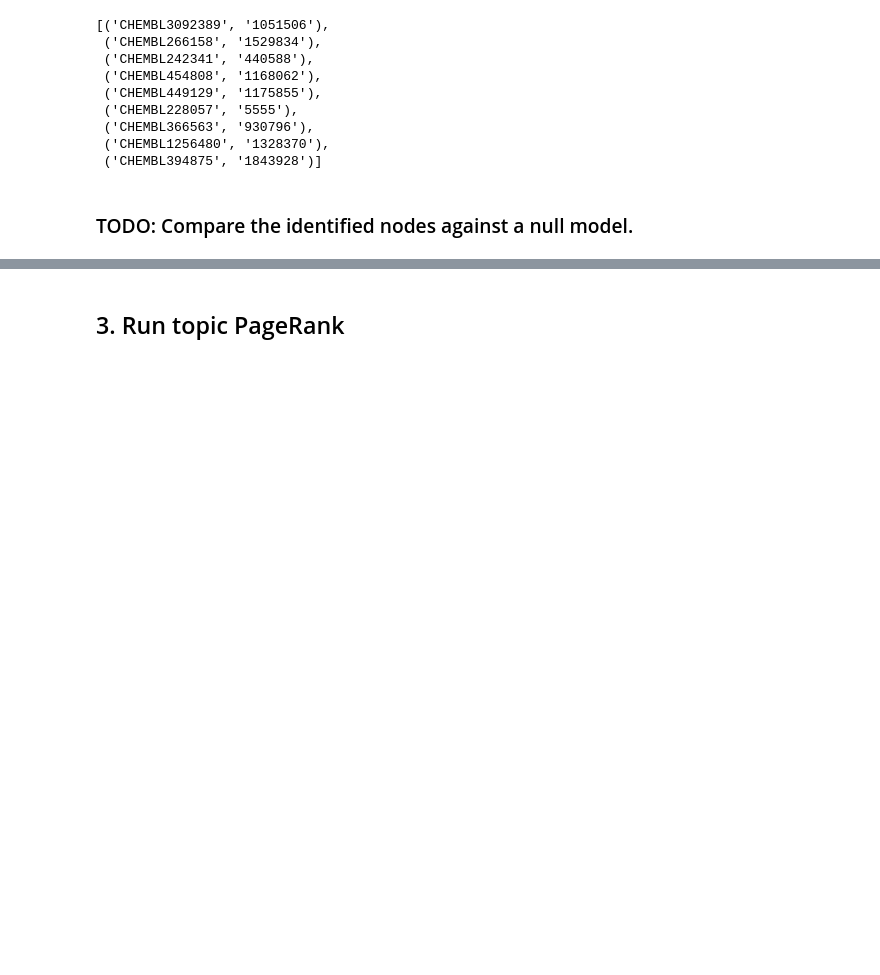
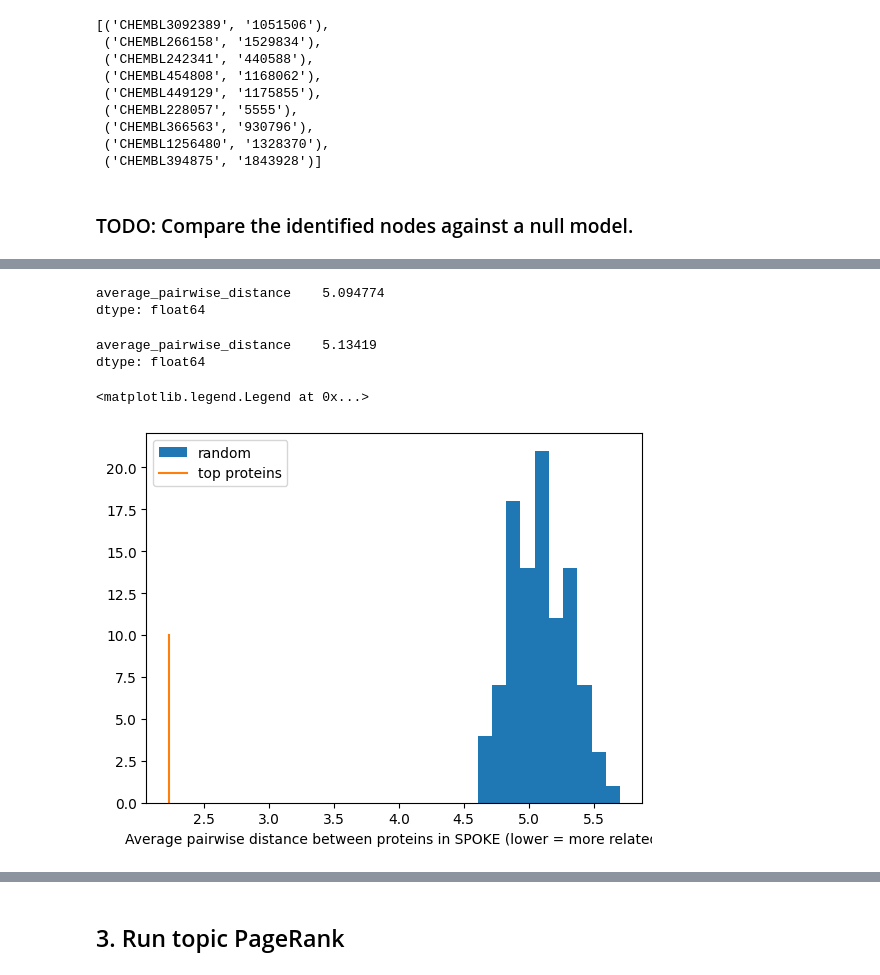
Before and after one commit to yjzhang/kg_feature_engineering, a Jupyter notebook: notebooks/Feature_Analysis_2_igraph.ipynb, the cells around one changed output, grey strips where cells are left out. Cells and saved outputs as stored; diff of their text form; code cells hidden in the pictures; blank space fills up the shorter version.

Commit message:
spoke examples

```diff
--- a/notebooks/Feature_Analysis_2_igraph.ipynb
+++ b/notebooks/Feature_Analysis_2_igraph.ipynb
@@ -132,0 +199,21 @@ low_chems_spoke_ids
+# %%
+high_prots_null_results = pd.DataFrame(high_prots_null_results)
+low_prots_null_results = pd.DataFrame(low_prots_null_results)
+# %%
+high_prots_null_results.mean()
+# %% [output]
+average_pairwise_distance    5.094774
+dtype: float64
+# %%
+low_prots_null_results.mean()
+# %% [output]
+average_pairwise_distance    5.13419
+dtype: float64
+# %%
+plt.hist(high_prots_null_results.average_pairwise_distance, bins=10, label='random')
+plt.plot([high_prots_stats['average_pairwise_distance'], high_prots_stats['average_pairwise_distance']], [0, 10], label='top proteins')
+plt.xlabel('Average pairwise distance between proteins in SPOKE (lower = more related)')
+plt.legend()
+# %% [output]
+<matplotlib.legend.Legend at 0x...>
+[figure, added]
```
Also changed, not shown: parts of 29 cells of this notebook, 3 other files.
